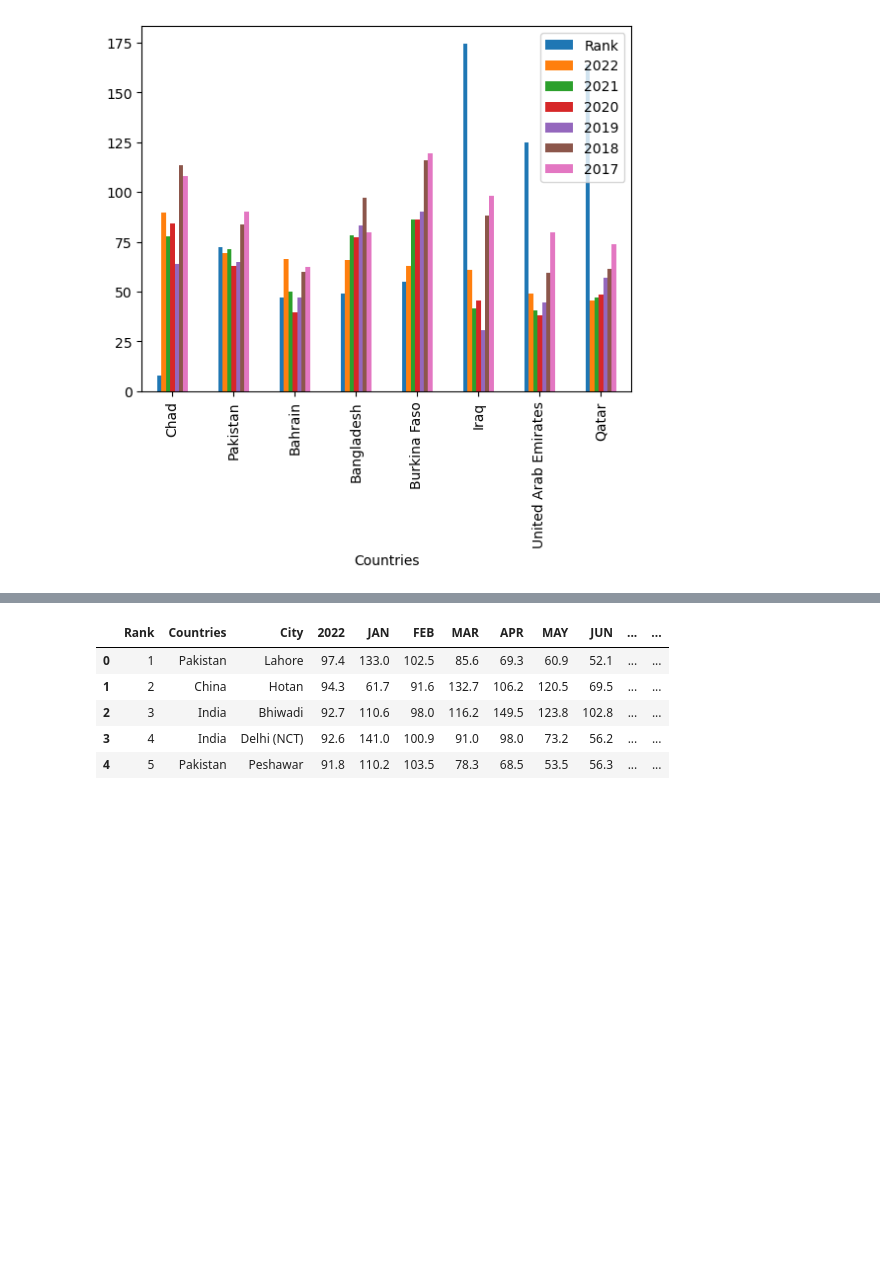
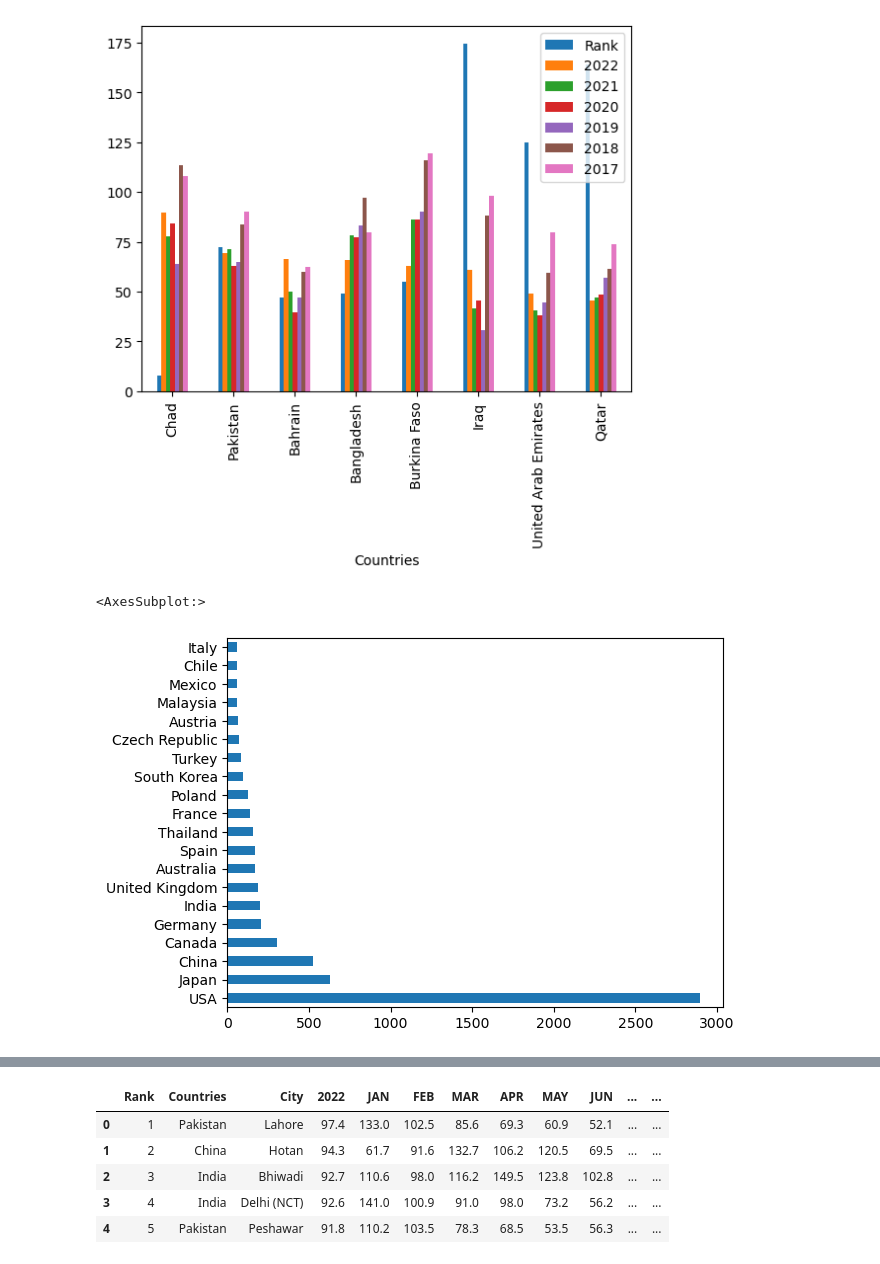
Before and after one commit to didaryilmaz/AirQuality, a Jupyter notebook: Dünya Hava Kalite Endeksi/havaKalite.ipynb, the cells around one changed output, grey strips where cells are left out. Cells and saved outputs as stored; diff of their text form; code cells hidden in the pictures; blank space fills up the shorter version.

```diff
--- a/Dünya Hava Kalite Endeksi/havaKalite.ipynb
+++ b/Dünya Hava Kalite Endeksi/havaKalite.ipynb
@@ -138,3 +114,9 @@ dfgr.sort_values(by=["2022","2021"],ascending=False).iloc[:8].plot.bar()
 # %% [output]
 <AxesSubplot:xlabel='Countries'>
 [figure]
+# %%
+#Veritabanında en fazla bulunan ilk 20 ülkenin sıralamasını oluşturdum
+df["Countries"].value_counts()[:20].plot(kind='barh')
+# %% [output]
+<AxesSubplot:>
+[figure, added]
```
Also changed, not shown: parts of 22 cells of this notebook.
